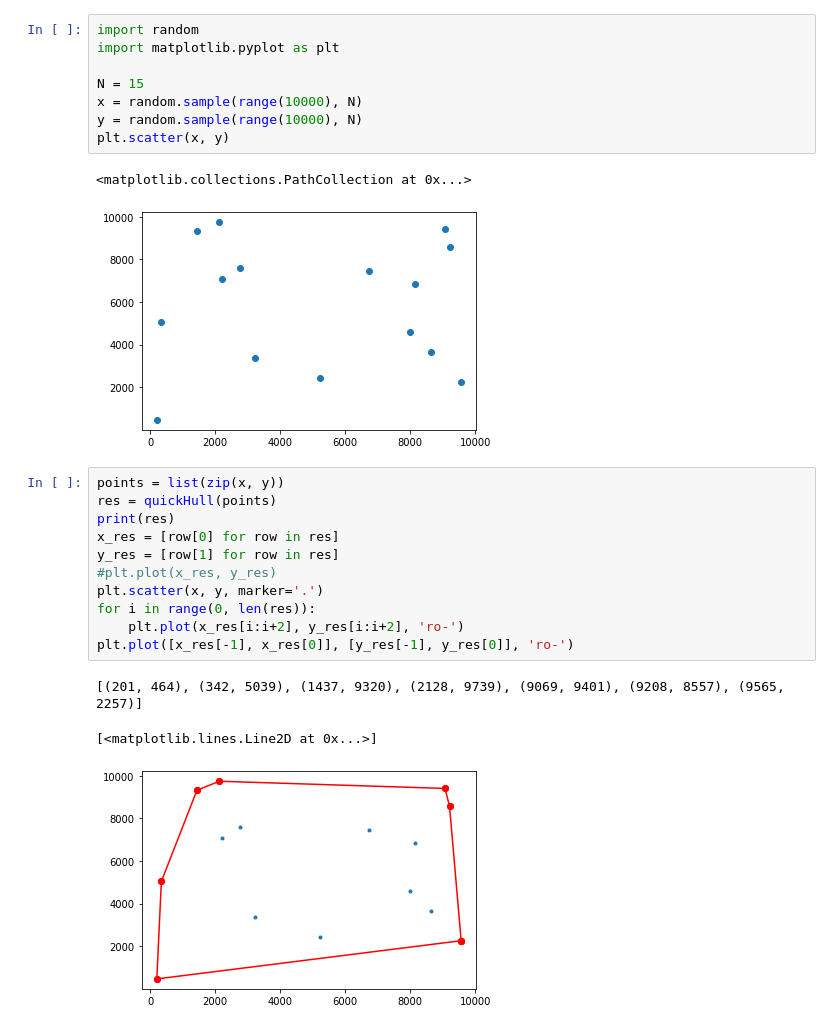
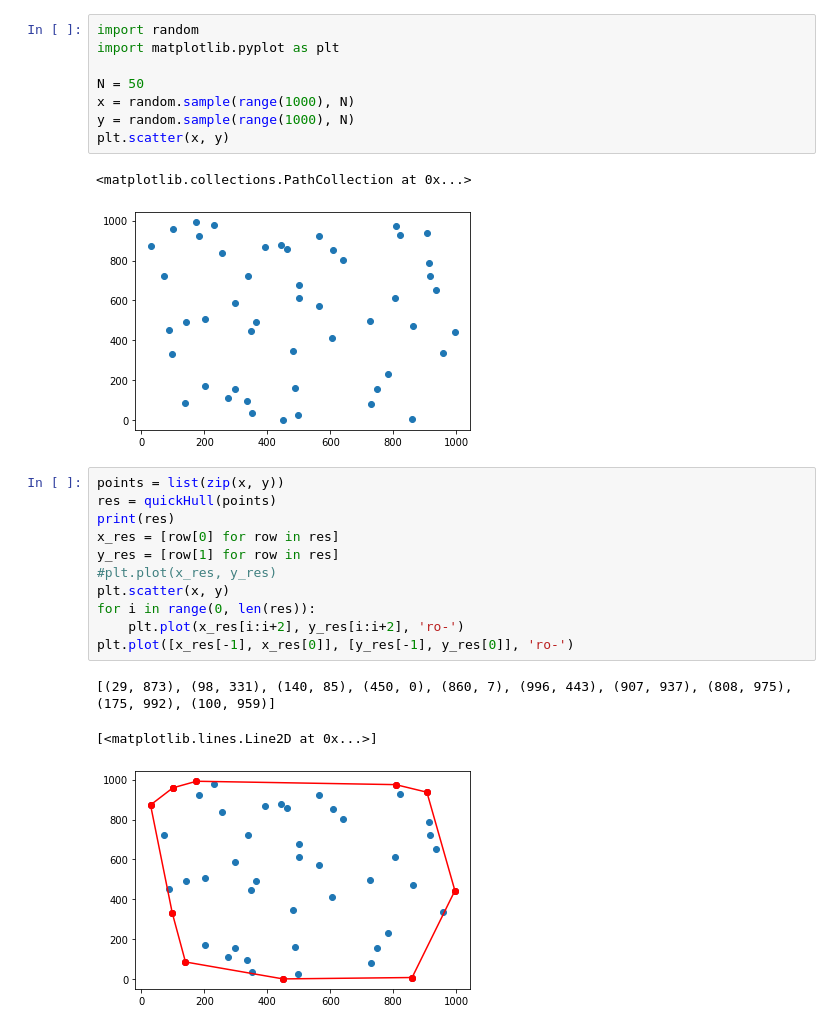
Before and after one commit to skyich/QuickHull, a Jupyter notebook: QuickHull.ipynb, the cells around one changed output. Drawn from its saved outputs; the diff is of its cells as text.

```diff
--- a/QuickHull.ipynb
+++ b/QuickHull.ipynb
@@ -66,14 +66,14 @@ def quickHull(points):
 # %%
 import random
 import matplotlib.pyplot as plt
 
-N = 15
-x = random.sample(range(10000), N)
-y = random.sample(range(10000), N)
+N = 50
+x = random.sample(range(1000), N)
+y = random.sample(range(1000), N)
 plt.scatter(x, y)
 # %% [output]
 <matplotlib.collections.PathCollection at 0x...>
-[figure, old version]
+[figure, new version]
 # %%
 points = list(zip(x, y))
 res = quickHull(points)
@@ -81,12 +81,12 @@ print(res)
 x_res = [row[0] for row in res]
 y_res = [row[1] for row in res]
 #plt.plot(x_res, y_res)
-plt.scatter(x, y, marker='.')
+plt.scatter(x, y)
 for i in range(0, len(res)):
     plt.plot(x_res[i:i+2], y_res[i:i+2], 'ro-')
 plt.plot([x_res[-1], x_res[0]], [y_res[-1], y_res[0]], 'ro-')
 # %% [output]
-[(201, 464), (342, 5039), (1437, 9320), (2128, 9739), (9069, 9401), (9208, 8557), (9565, 2257)]
+[(29, 873), (98, 331), (140, 85), (450, 0), (860, 7), (996, 443), (907, 937), (808, 975), (175, 992), (100, 959)]
 [<matplotlib.lines.Line2D at 0x...>]
-[figure, old version]
+[figure, new version]
 # %%
```
Also changed, not shown: parts of 2 cells of this notebook.
